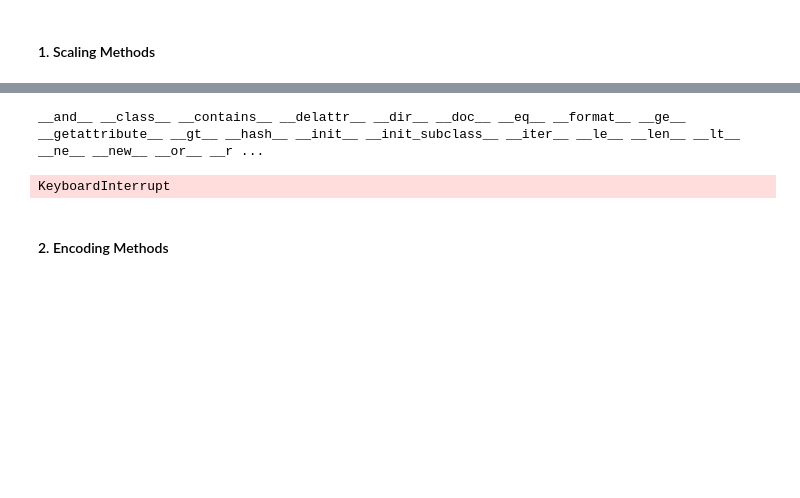
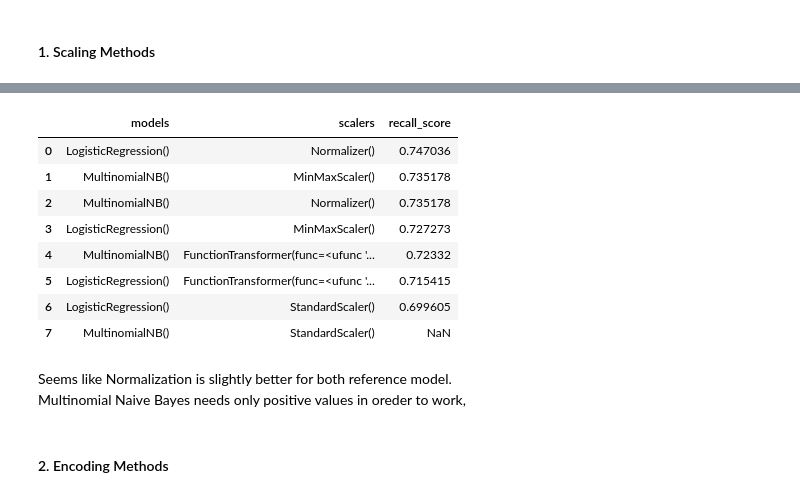
Before and after one commit to Edoardo1996/ironhack-mid-project, a Jupyter notebook: index.ipynb, the cells around one changed output, grey strips where cells are left out. Drawn from its saved outputs; the diff is of its cells as text; code cells hidden in the pictures; blank space fills up the shorter version.

Commit message:
Continue optimization of all parameters in index

```diff
--- a/index.ipynb
+++ b/index.ipynb
@@ -282,16 +282,23 @@ weighted avg       0.93      0.68      0.76      4493
 # %%
-# test metric plotter
-import importlib
-importlib.reload(metrics)
-from collections import OrderedDict
 params = OrderedDict(
     models = [LogisticRegression(), MultinomialNB()],
     scalers = [StandardScaler(), MinMaxScaler(), Normalizer(),
             FunctionTransformer(np.log)]
 )
-values = metrics.metric_plotter(params, recall_score, all_test, all_pred, label='Yes')
+metrics.report_metrics(params, recall_score, all_test, all_pred, label='Yes',
+                        sort_by_metric=True)
 # %% [output]
-__and__ __class__ __contains__ __delattr__ __dir__ __doc__ __eq__ __format__ __ge__ __getattribute__ __gt__ __hash__ __init__ __init_subclass__ __iter__ __le__ __len__ __lt__ __ne__ __new__ __or__ __r ...
-KeyboardInterrupt
+|  | models | scalers | recall_score |
+| 0 | LogisticRegression() | Normalizer() | 0.747036 |
+| 1 | MultinomialNB() | MinMaxScaler() | 0.735178 |
+| 2 | MultinomialNB() | Normalizer() | 0.735178 |
+| 3 | LogisticRegression() | MinMaxScaler() | 0.727273 |
+| 4 | MultinomialNB() | FunctionTransformer(func=<ufunc '... | 0.72332 |
+| 5 | LogisticRegression() | FunctionTransformer(func=<ufunc '... | 0.715415 |
+| 6 | LogisticRegression() | StandardScaler() | 0.699605 |
+| 7 | MultinomialNB() | StandardScaler() | NaN |
+# %% [markdown]
+Seems like Normalization is slightly better for both reference model. <br>
+Multinomial Naive Bayes needs only positive values in oreder to work,
 # %% [markdown]
 #### 2. Encoding Methods
```
Also changed, not shown: parts of 24 cells of this notebook, 1 other file.
